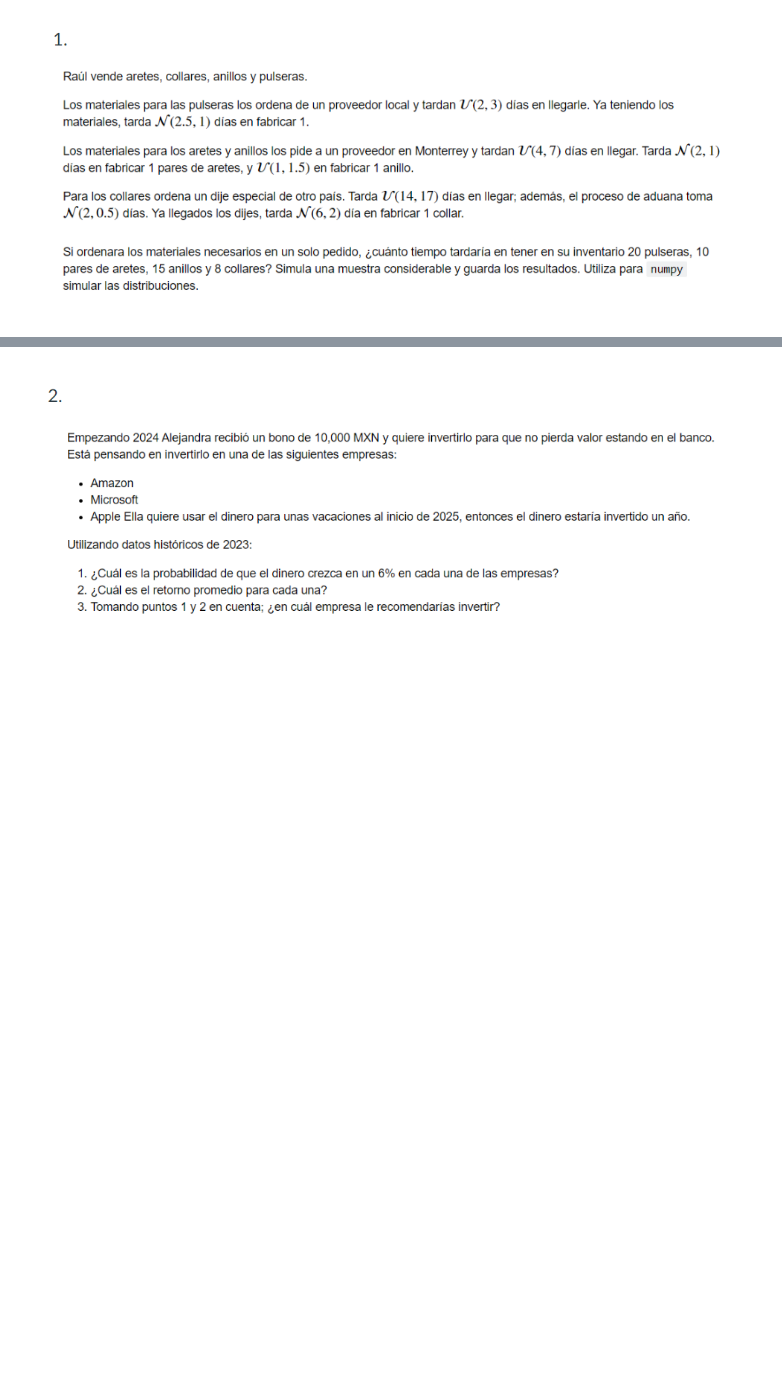
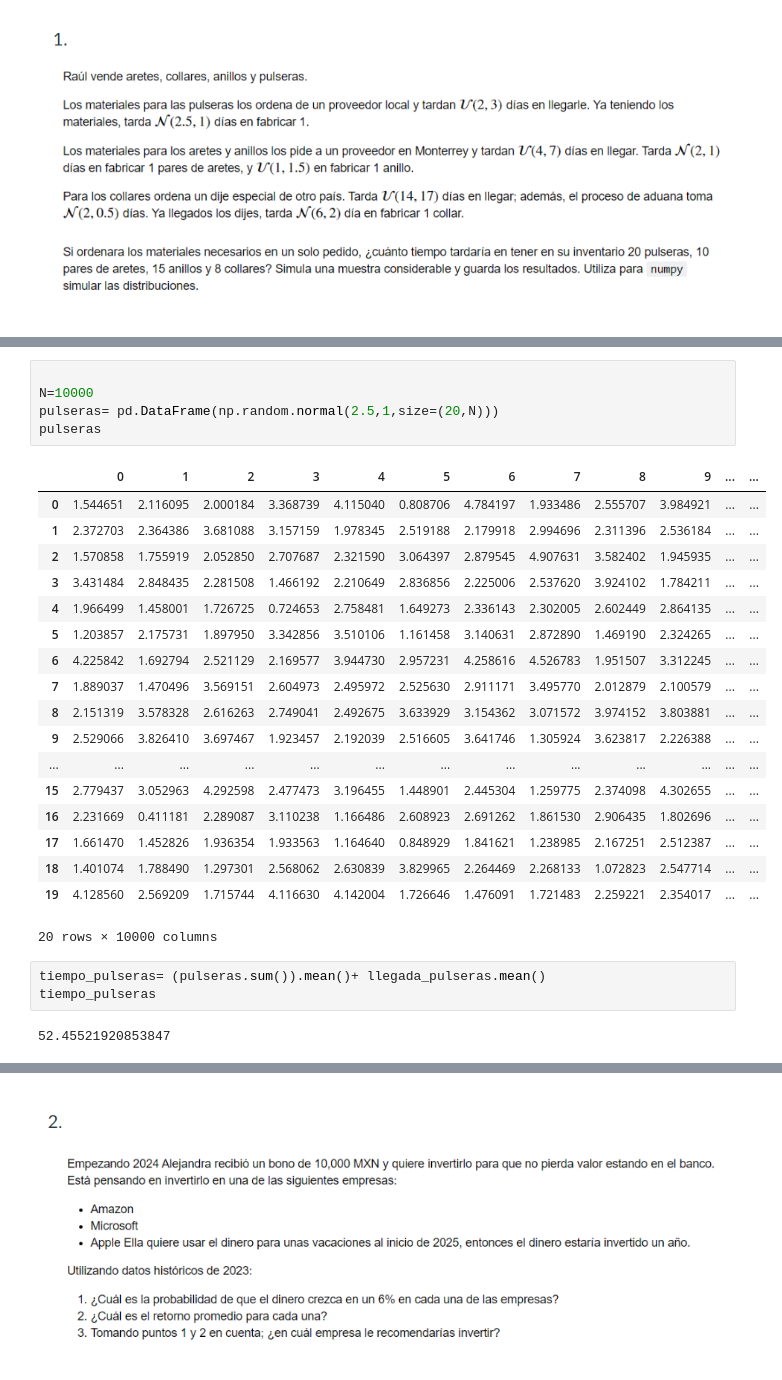
Before and after one commit to MarianaVal06/Simulaci-n-Matematica-1, a Jupyter notebook: 06 Probabilidad Precio-Umbral.ipynb, the cells around one changed output, grey strips where cells are left out. Cells and saved outputs as stored; diff of their text form; blank space fills up the shorter version.

```diff
--- a/06 Probabilidad Precio-Umbral.ipynb
+++ b/06 Probabilidad Precio-Umbral.ipynb
@@ -223,0 +232,29 @@ Con estas proyecciones pudimos calcular probabilidades de sobrepasar cierto prec
+# %%
+
+N=10000
+pulseras= pd.DataFrame(np.random.normal(2.5,1,size=(20,N)))
+pulseras
+# %% [output]
+|  | 0 | 1 | 2 | 3 | 4 | 5 | 6 | 7 | 8 | 9 | ... | ... |
+| 0 | 1.544651 | 2.116095 | 2.000184 | 3.368739 | 4.115040 | 0.808706 | 4.784197 | 1.933486 | 2.555707 | 3.984921 | ... | ... |
+| 1 | 2.372703 | 2.364386 | 3.681088 | 3.157159 | 1.978345 | 2.519188 | 2.179918 | 2.994696 | 2.311396 | 2.536184 | ... | ... |
+| 2 | 1.570858 | 1.755919 | 2.052850 | 2.707687 | 2.321590 | 3.064397 | 2.879545 | 4.907631 | 3.582402 | 1.945935 | ... | ... |
+| 3 | 3.431484 | 2.848435 | 2.281508 | 1.466192 | 2.210649 | 2.836856 | 2.225006 | 2.537620 | 3.924102 | 1.784211 | ... | ... |
+| 4 | 1.966499 | 1.458001 | 1.726725 | 0.724653 | 2.758481 | 1.649273 | 2.336143 | 2.302005 | 2.602449 | 2.864135 | ... | ... |
+| 5 | 1.203857 | 2.175731 | 1.897950 | 3.342856 | 3.510106 | 1.161458 | 3.140631 | 2.872890 | 1.469190 | 2.324265 | ... | ... |
+| 6 | 4.225842 | 1.692794 | 2.521129 | 2.169577 | 3.944730 | 2.957231 | 4.258616 | 4.526783 | 1.951507 | 3.312245 | ... | ... |
+| 7 | 1.889037 | 1.470496 | 3.569151 | 2.604973 | 2.495972 | 2.525630 | 2.911171 | 3.495770 | 2.012879 | 2.100579 | ... | ... |
+| 8 | 2.151319 | 3.578328 | 2.616263 | 2.749041 | 2.492675 | 3.633929 | 3.154362 | 3.071572 | 3.974152 | 3.803881 | ... | ... |
+| 9 | 2.529066 | 3.826410 | 3.697467 | 1.923457 | 2.192039 | 2.516605 | 3.641746 | 1.305924 | 3.623817 | 2.226388 | ... | ... |
+| ... | ... | ... | ... | ... | ... | ... | ... | ... | ... | ... | ... | ... |
+| 15 | 2.779437 | 3.052963 | 4.292598 | 2.477473 | 3.196455 | 1.448901 | 2.445304 | 1.259775 | 2.374098 | 4.302655 | ... | ... |
+| 16 | 2.231669 | 0.411181 | 2.289087 | 3.110238 | 1.166486 | 2.608923 | 2.691262 | 1.861530 | 2.906435 | 1.802696 | ... | ... |
+| 17 | 1.661470 | 1.452826 | 1.936354 | 1.933563 | 1.164640 | 0.848929 | 1.841621 | 1.238985 | 2.167251 | 2.512387 | ... | ... |
+| 18 | 1.401074 | 1.788490 | 1.297301 | 2.568062 | 2.630839 | 3.829965 | 2.264469 | 2.268133 | 1.072823 | 2.547714 | ... | ... |
+| 19 | 4.128560 | 2.569209 | 1.715744 | 4.116630 | 4.142004 | 1.726646 | 1.476091 | 1.721483 | 2.259221 | 2.354017 | ... | ... |
+20 rows × 10000 columns
+# %%
+tiempo_pulseras= (pulseras.sum()).mean()+ llegada_pulseras.mean()
+tiempo_pulseras
+# %% [output]
+52.45521920853847
```
Also changed, not shown: parts of 13 cells of this notebook.
